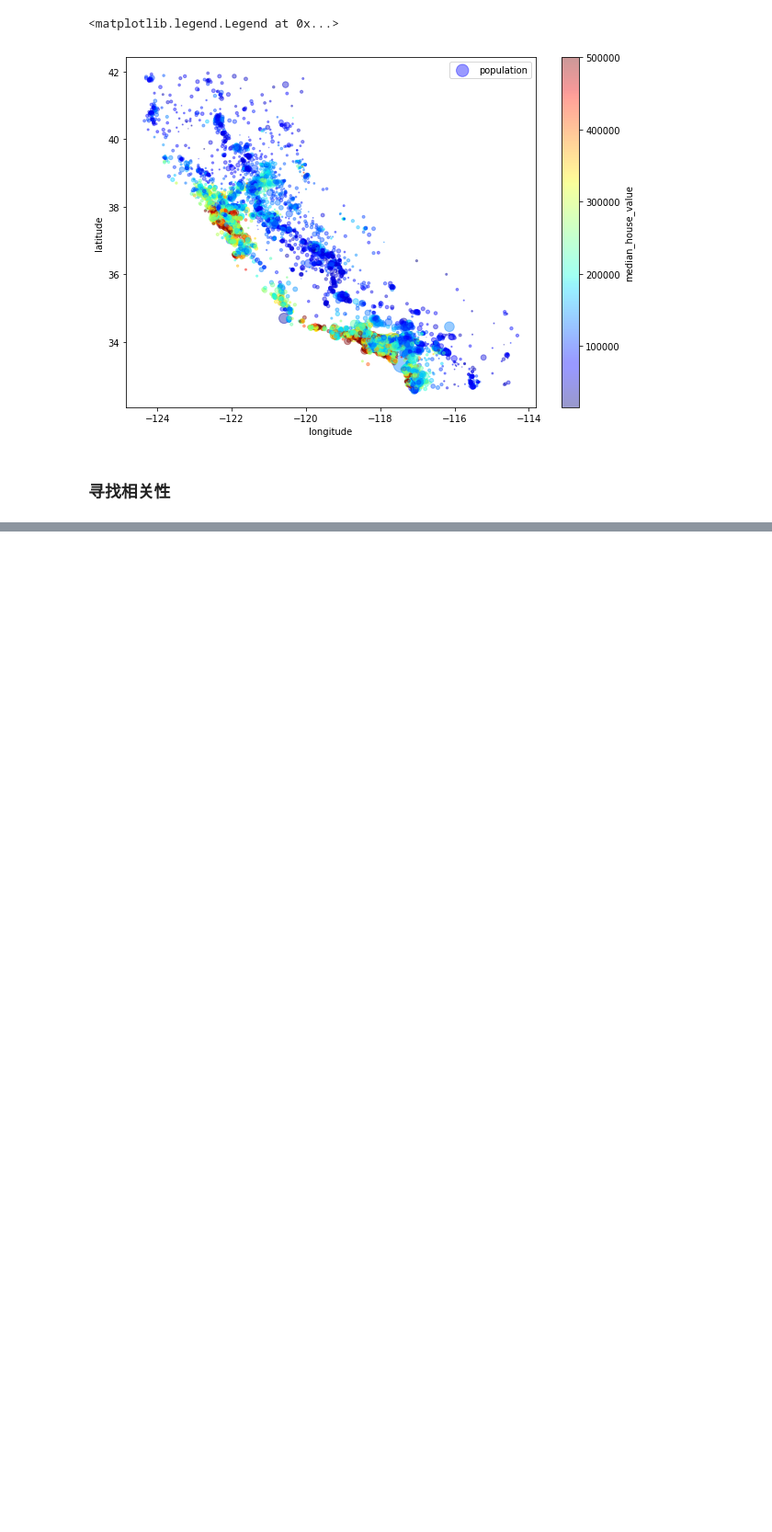
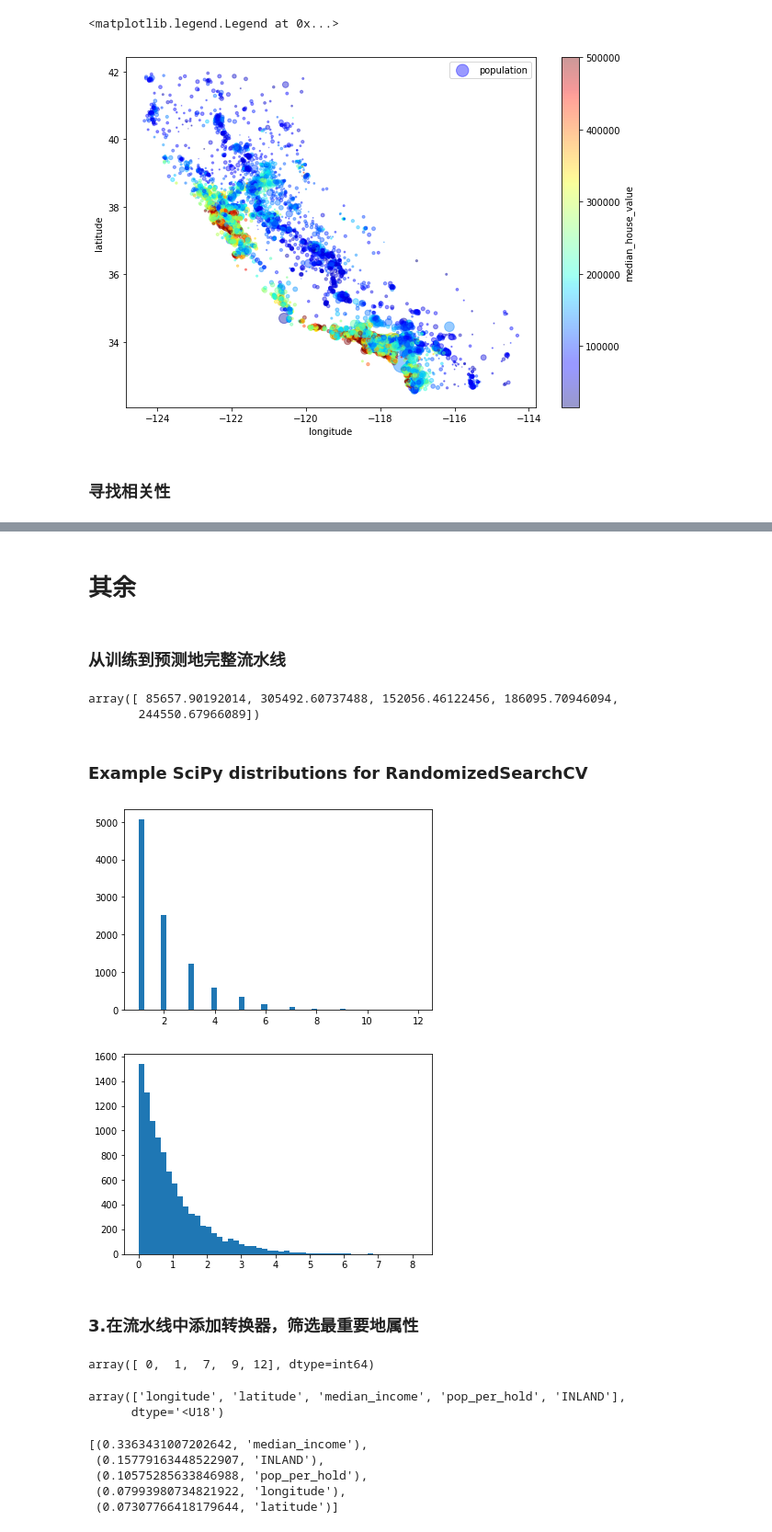
Before and after one commit to gouyt13/Hands-on-Machine-Learning, a Jupyter notebook: chapter2/1.ipynb, the cells around one changed output, grey strips where cells are left out. Shown at 92% size. Drawn from its saved outputs; the diff is of its cells as text; code cells hidden in the pictures; blank space fills up the shorter version.

```diff
--- a/chapter2/1.ipynb
+++ b/chapter2/1.ipynb
@@ -217,0 +670,15 @@ corr_matrix["median_house_value"].sort_values(ascending=False)
+# %% [markdown]
+# 其余
+# %% [markdown]
+### 从训练到预测地完整流水线
+# %%
+full_pipeline_with_predictor = Pipeline([
+        ("preparation", full_pipeline),
+        ("linear", LinearRegression())
+    ])
+
+full_pipeline_with_predictor.fit(housing, housing_labels)
+full_pipeline_with_predictor.predict(some_data)
+# %% [output]
+array([ 85657.90192014, 305492.60737488, 152056.46122456, 186095.70946094,
+       244550.67966089])
@@ -217,0 +692,15 @@ corr_matrix["median_house_value"].sort_values(ascending=False)
+# %% [markdown]
+### Example SciPy distributions for RandomizedSearchCV
+# %%
+from scipy.stats import geom, expon
+geom_distrib=geom(0.5).rvs(10000, random_state=42)
+expon_distrib=expon(scale=1).rvs(10000, random_state=42)
+plt.hist(geom_distrib, bins=50)
+plt.show()
+plt.hist(expon_distrib, bins=50)
+plt.show()
+# %% [output]
+[figure, added]
+[figure, added]
+# %% [markdown]
+### 3.在流水线中添加转换器，筛选最重要地属性
@@ -217,0 +722,19 @@ corr_matrix["median_house_value"].sort_values(ascending=False)
+# %%
+k = 5
+top_k_feature_indices = indices_of_top_k(feature_importances, k)
+top_k_feature_indices
+# %% [output]
+array([ 0,  1,  7,  9, 12], dtype=int64)
+# %%
+np.array(attributes)[top_k_feature_indices]
+# %% [output]
+array(['longitude', 'latitude', 'median_income', 'pop_per_hold', 'INLAND'],
+      dtype='<U18')
+# %%
+sorted(zip(feature_importances, attributes), reverse=True)[:k]
+# %% [output]
+[(0.3363431007202642, 'median_income'),
+ (0.15779163448522907, 'INLAND'),
+ (0.10575285633846988, 'pop_per_hold'),
+ (0.07993980734821922, 'longitude'),
+ (0.07307766418179644, 'latitude')]
```
Also changed, not shown: parts of 70 cells of this notebook.
